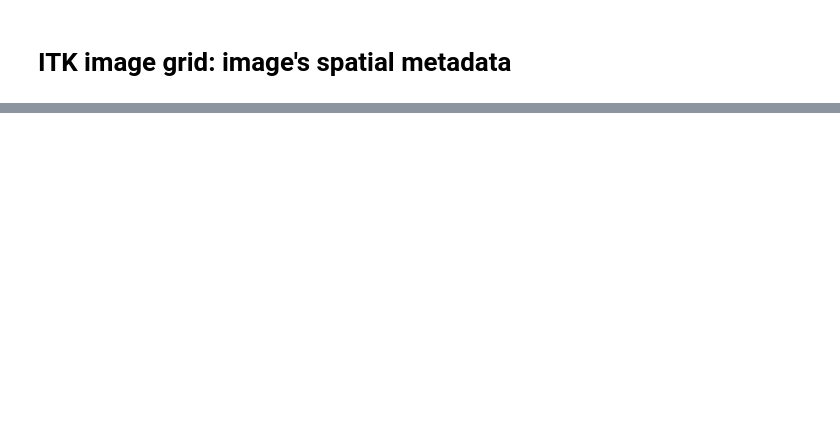
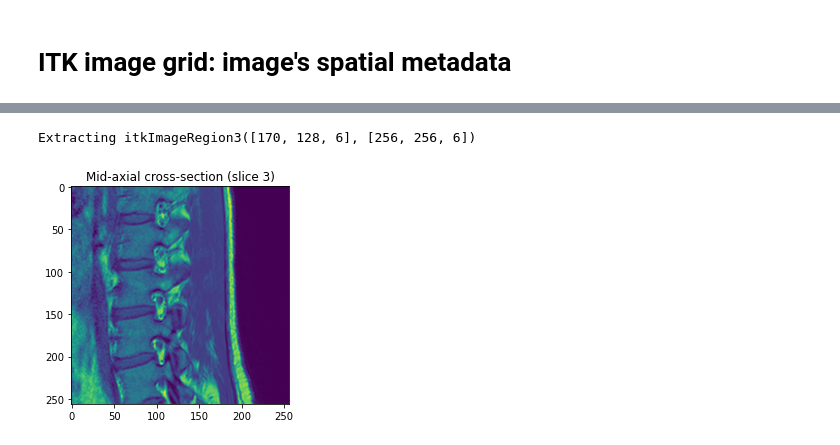
Before and after one commit to InsightSoftwareConsortium/GetYourBrainTogether, a Jupyter notebook: HCK01_2022_Virtual/Tutorials/MetadataPreservation/ITK_image_grid.ipynb, the cells around one changed output, grey strips where cells are left out. Drawn from its saved outputs; the diff is of its cells as text; code cells hidden in the pictures; blank space fills up the shorter version.

Commit message:
Adding interactive code parts to ImageGrid notebook

````diff
--- a/HCK01_2022_Virtual/Tutorials/MetadataPreservation/ITK_image_grid.ipynb
+++ b/HCK01_2022_Virtual/Tutorials/MetadataPreservation/ITK_image_grid.ipynb
@@ -20,3 +136,23 @@ Physical to index coordinate conversion:
 Index[0] = floor( ( P[0] - Origin[0] ) / Spacing[0] + 0.5 )
 Index[1] = floor( ( P[1] - Origin[1] ) / Spacing[1] + 0.5 )
 ```
+# %%
+# Let's access some pixels!
+index = itk.Index[3]()
+index[0] = 4  # Fifth column
+index[1] = 7  # Eighth row
+index[2] = 0  # First slice
+
+value = image.GetPixel(index)
+p = image.TransformIndexToPhysicalPoint(index)
+print(f"Voxel {index} has value: {value}")
+print(f"Voxel {index} has spatial position: {p}")
+
+# Let's try one more
+index[0] = int(size[0] / 3)
+index[1] = int(size[1] / 4)
+index[2] = z_slice
+value = image.GetPixel(index)
+print(f"Voxel {index} has value: {value}")
+p = image.TransformIndexToPhysicalPoint(index)
+print(f"Voxel {index} has spatial position: {p}")
@@ -25,3 +166,23 @@ Region
 
 ![Image region](images/region.svg "Region")
+# %%
+# Let's extract a sub-region
+region = image.GetLargestPossibleRegion()
+region.SetIndex(index)
+
+subregion_size = itk.Size[image.GetImageDimension()]()
+for d in range(image.GetImageDimension()):
+    subregion_size[d] = int(size[d] / 2)
+region.SetSize(subregion_size)
+print(f"Extracting {region}")
+
+sub_image = itk.region_of_interest_image_filter(image, region_of_interest=region)
+
+subregion_z_slice = int(subregion_size[2] / 2)
+plt.imshow(sub_image[subregion_z_slice, :, :], aspect="equal")
+plt.title(f"Mid-axial cross-section (slice {subregion_z_slice})")
+plt.show()
+# %% [output]
+Extracting itkImageRegion3([170, 128, 6], [256, 256, 6])
+[figure, added]
 # %% [markdown]
````
Also changed, not shown: parts of 17 cells of this notebook.
